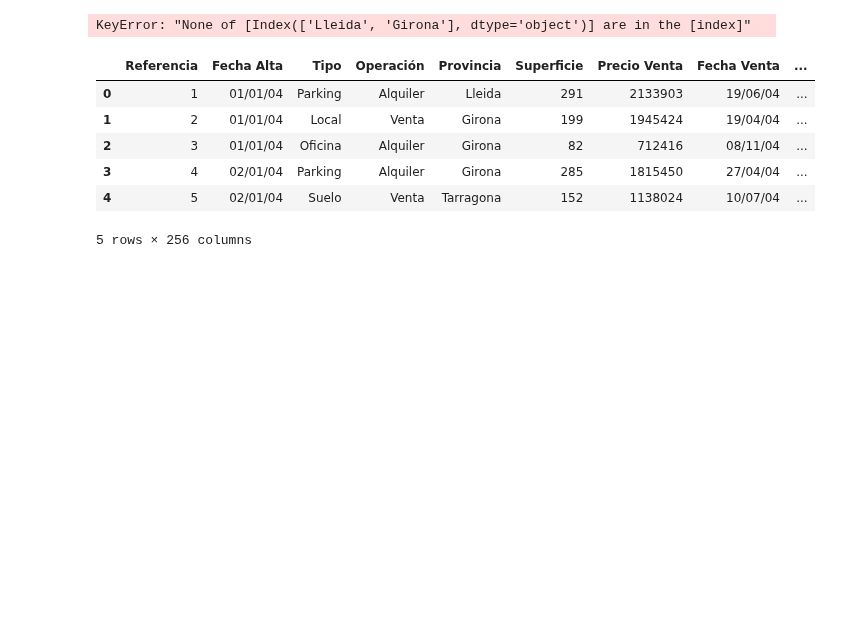
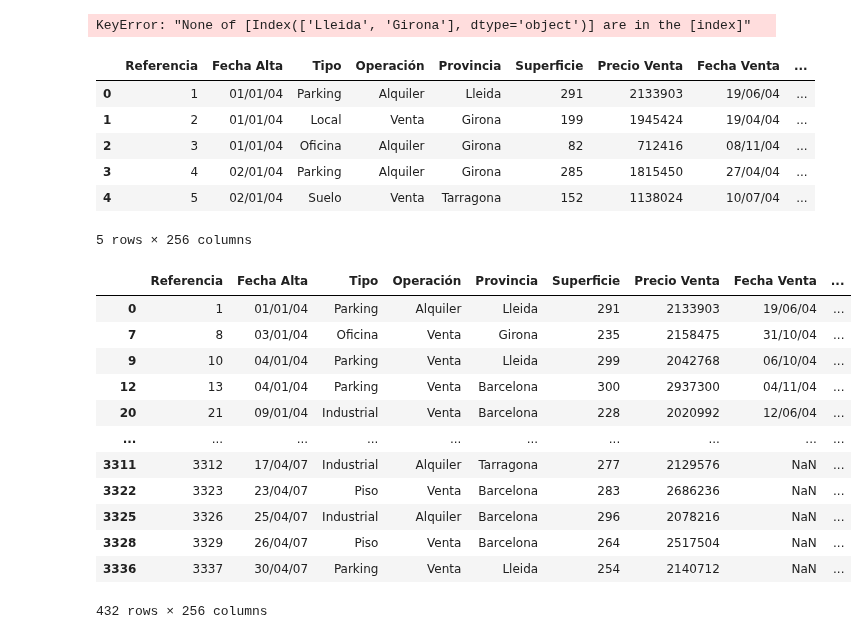
Before and after one commit to ElizabethCobos/Reto1, a Jupyter notebook: extracciónDatos.ipynb, the cells around one changed output. Cells and saved outputs as stored; diff of their text form; code cells hidden in the pictures; blank space fills up the shorter version.

Commit message:
Filtro6 por comparación

```diff
--- a/extracciónDatos.ipynb
+++ b/extracciónDatos.ipynb
@@ -106,3 +106,22 @@ filtro5
 # %%
 #Convertir archivo filtrado a CSV
 filtro5.to_csv("FiltroPorCabecera.csv")
+# %%
+#FILTROS BASICOS PARA VARIABLES CUANTITATIVAS
+#Filtro por comparacion
+filtro6=df[df["Precio Venta"] > 2000000]
+filtro6
+# %% [output]
+|  | Referencia | Fecha Alta | Tipo | Operación | Provincia | Superficie | Precio Venta | Fecha Venta | ... |
+| 0 | 1 | 01/01/04 | Parking | Alquiler | Lleida | 291 | 2133903 | 19/06/04 | ... |
+| 7 | 8 | 03/01/04 | Oficina | Venta | Girona | 235 | 2158475 | 31/10/04 | ... |
+| 9 | 10 | 04/01/04 | Parking | Venta | Lleida | 299 | 2042768 | 06/10/04 | ... |
+| 12 | 13 | 04/01/04 | Parking | Venta | Barcelona | 300 | 2937300 | 04/11/04 | ... |
+| 20 | 21 | 09/01/04 | Industrial | Venta | Barcelona | 228 | 2020992 | 12/06/04 | ... |
+| ... | ... | ... | ... | ... | ... | ... | ... | ... | ... |
+| 3311 | 3312 | 17/04/07 | Industrial | Alquiler | Tarragona | 277 | 2129576 | NaN | ... |
+| 3322 | 3323 | 23/04/07 | Piso | Venta | Barcelona | 283 | 2686236 | NaN | ... |
+| 3325 | 3326 | 25/04/07 | Industrial | Alquiler | Barcelona | 296 | 2078216 | NaN | ... |
+| 3328 | 3329 | 26/04/07 | Piso | Venta | Barcelona | 264 | 2517504 | NaN | ... |
+| 3336 | 3337 | 30/04/07 | Parking | Venta | Lleida | 254 | 2140712 | NaN | ... |
+432 rows × 256 columns
```
